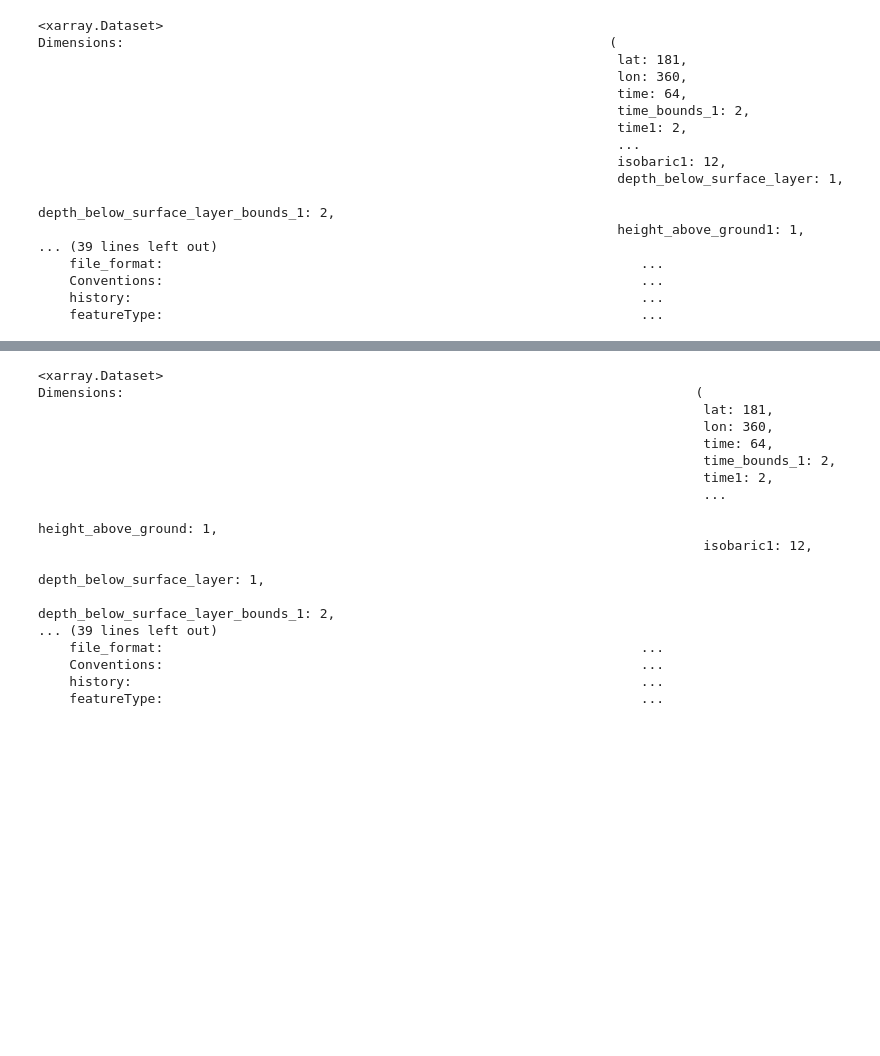
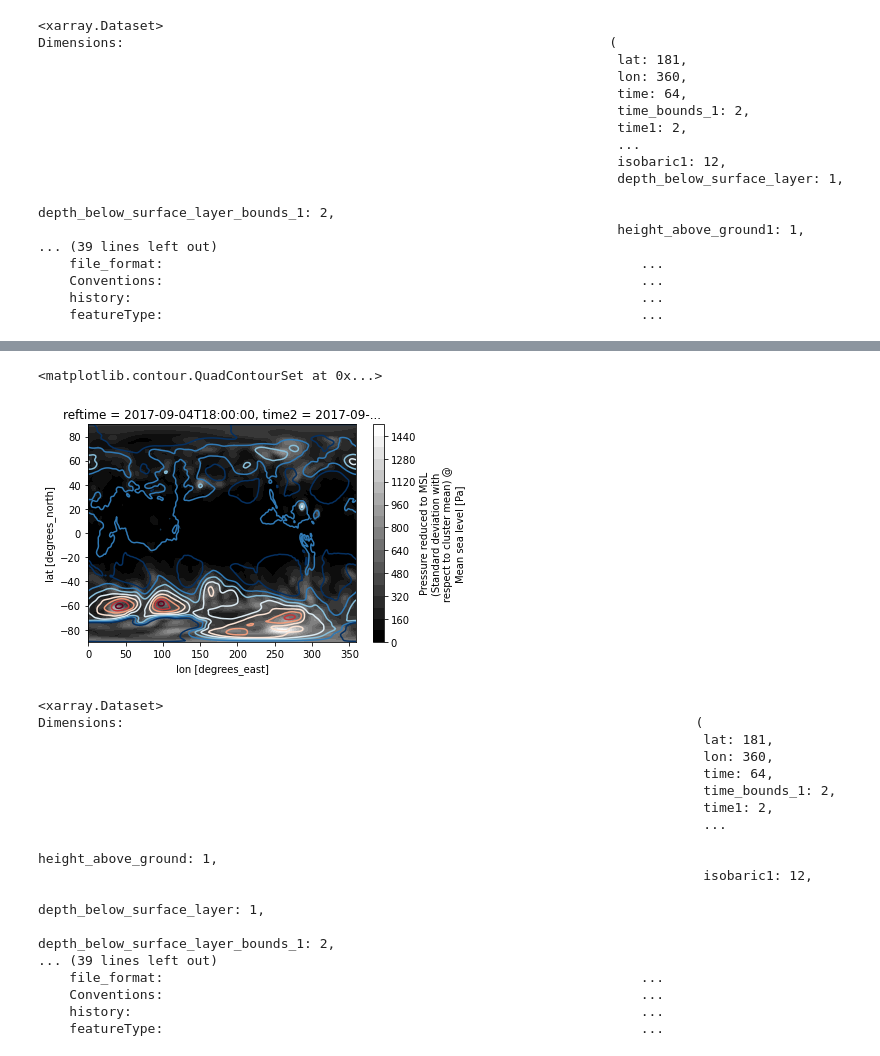
Before and after one commit to MPOcanes/MPO624_2022, a Jupyter notebook: Notebooks/Read_Irma_Ensembles_OpenDAP.ipynb, the cells around one changed output, grey strips where cells are left out. Drawn from its saved outputs; the diff is of its cells as text; code cells hidden in the pictures; blank space fills up the shorter version.

```diff
--- a/Notebooks/Read_Irma_Ensembles_OpenDAP.ipynb
+++ b/Notebooks/Read_Irma_Ensembles_OpenDAP.ipynb
@@ -43,3 +74,10 @@ Dimensions:                                                              (
+# %%
+# Mean and standard deviation
+ds_der.Pressure_reduced_to_MSL_msl_stdDev[15].plot.contourf(levels=25, cmap='gray')
+ds_der.Pressure_reduced_to_MSL_msl_unweightedMean[15].plot.contour(cmap='RdBu',vmin=95000,vmax=102000,levels=8)
+# %% [output]
+<matplotlib.contour.QuadContourSet at 0x...>
+[figure, added]
 # %%
 ds_der = xr.open_dataset(URLder)
 ds_der
```
Also changed, not shown: parts of 5 cells of this notebook, 1 other file.
